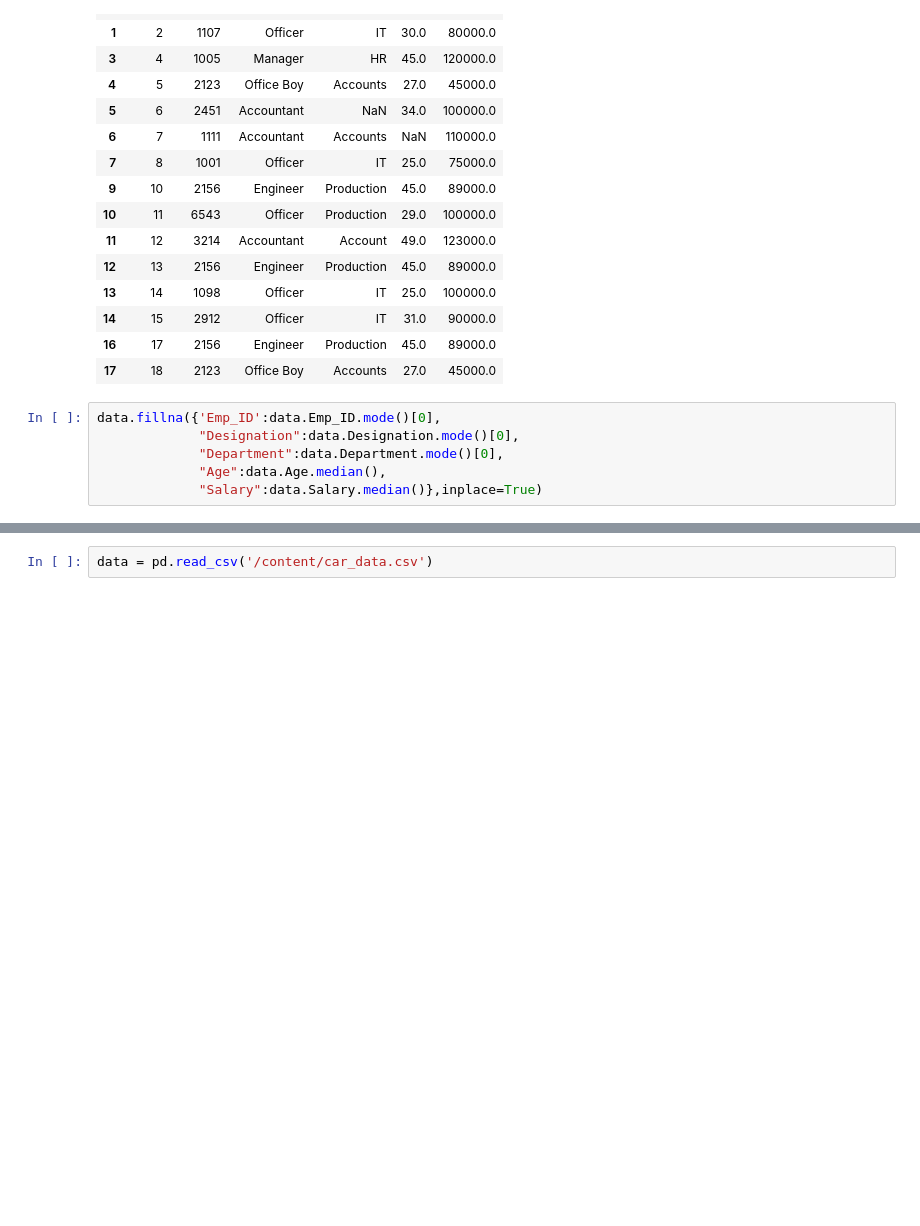
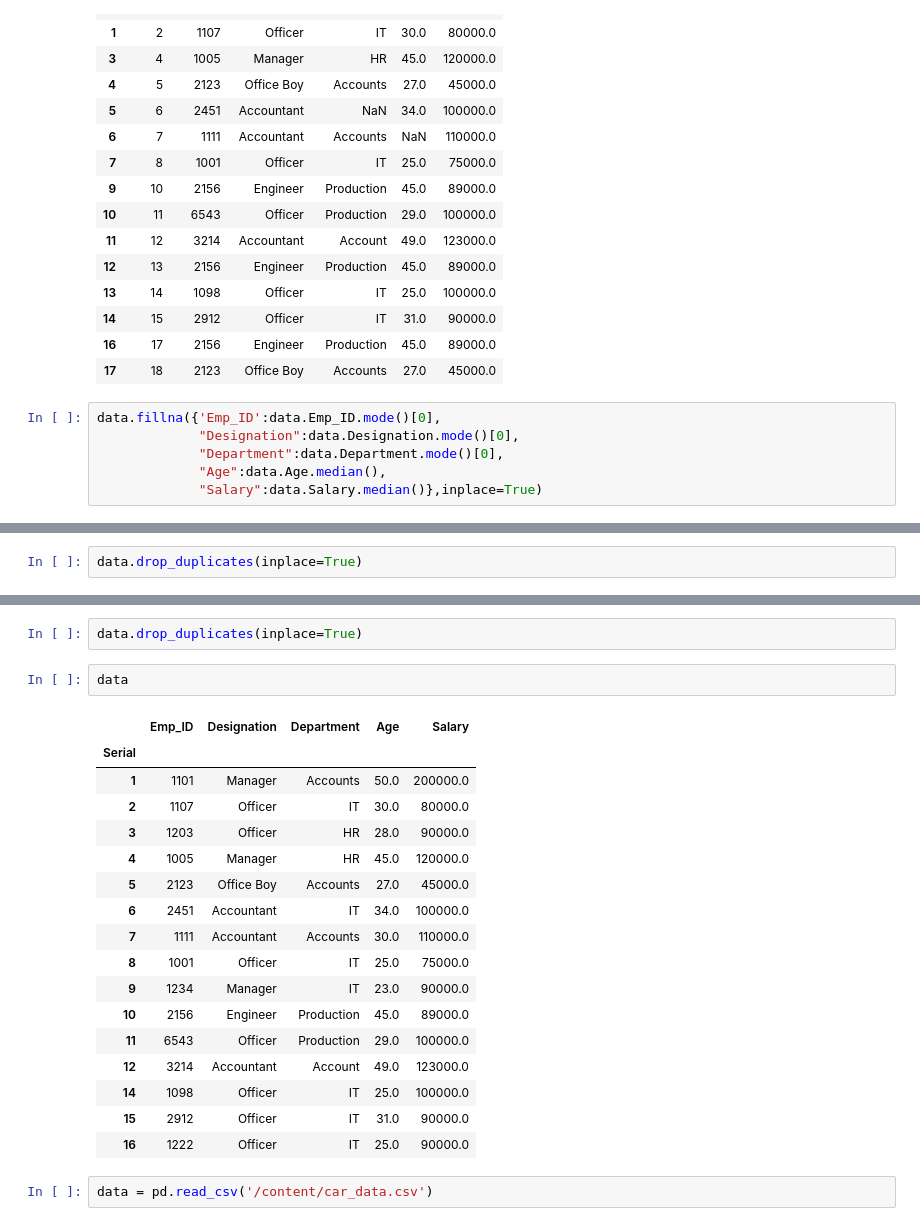
Before and after one commit to Humza134/Pandas, a Jupyter notebook: pandas/Pandas_class_5.ipynb, the cells around one changed output, grey strips where cells are left out. Drawn from its saved outputs; the diff is of its cells as text; blank space fills up the shorter version.

```diff
--- a/pandas/Pandas_class_5.ipynb
+++ b/pandas/Pandas_class_5.ipynb
@@ -338,0 +397,2 @@ data.fillna({'Emp_ID':data.Emp_ID.mode()[0],
+# %%
+data.drop_duplicates(inplace=True)
@@ -339,3 +408,25 @@ data.fillna({'Emp_ID':data.Emp_ID.mode()[0],
+# %%
+data.drop_duplicates(inplace=True)
+# %%
+data
+# %% [output]
+|  | Emp_ID | Designation | Department | Age | Salary |
+| Serial |  |  |  |  |  |
+| 1 | 1101 | Manager | Accounts | 50.0 | 200000.0 |
+| 2 | 1107 | Officer | IT | 30.0 | 80000.0 |
+| 3 | 1203 | Officer | HR | 28.0 | 90000.0 |
+| 4 | 1005 | Manager | HR | 45.0 | 120000.0 |
+| 5 | 2123 | Office Boy | Accounts | 27.0 | 45000.0 |
+| 6 | 2451 | Accountant | IT | 34.0 | 100000.0 |
+| 7 | 1111 | Accountant | Accounts | 30.0 | 110000.0 |
+| 8 | 1001 | Officer | IT | 25.0 | 75000.0 |
+| 9 | 1234 | Manager | IT | 23.0 | 90000.0 |
+| 10 | 2156 | Engineer | Production | 45.0 | 89000.0 |
+| 11 | 6543 | Officer | Production | 29.0 | 100000.0 |
+| 12 | 3214 | Accountant | Account | 49.0 | 123000.0 |
+| 14 | 1098 | Officer | IT | 25.0 | 100000.0 |
+| 15 | 2912 | Officer | IT | 31.0 | 90000.0 |
+| 16 | 1222 | Officer | IT | 25.0 | 90000.0 |
 # %%
 data = pd.read_csv('/content/car_data.csv')
 # %%
```
Also changed, not shown: parts of 27 cells of this notebook.
